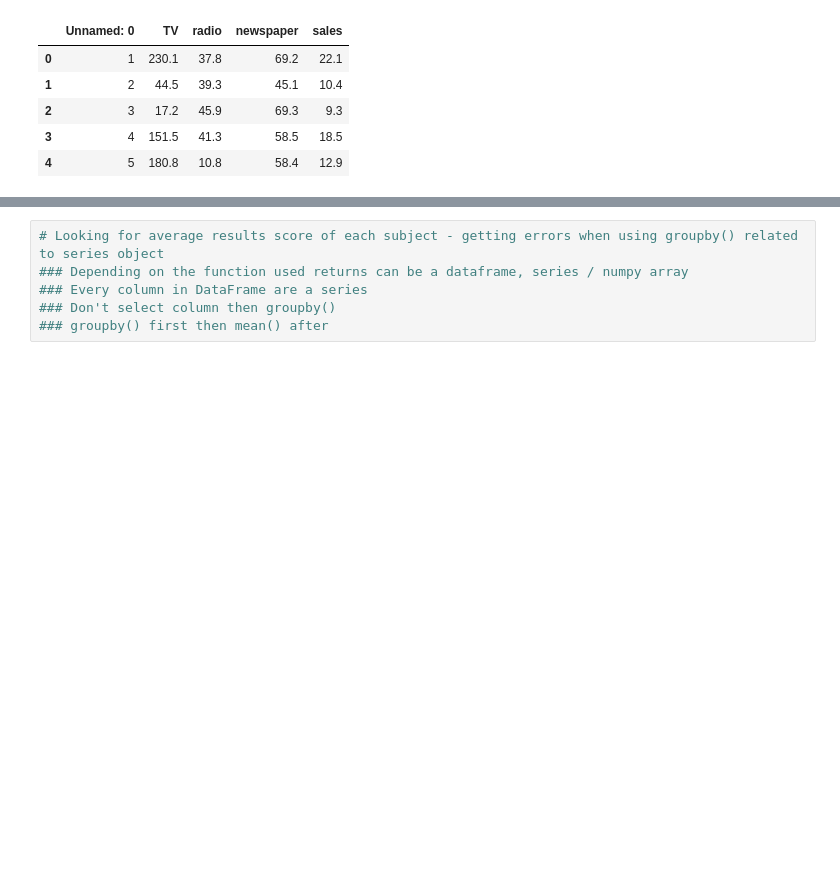
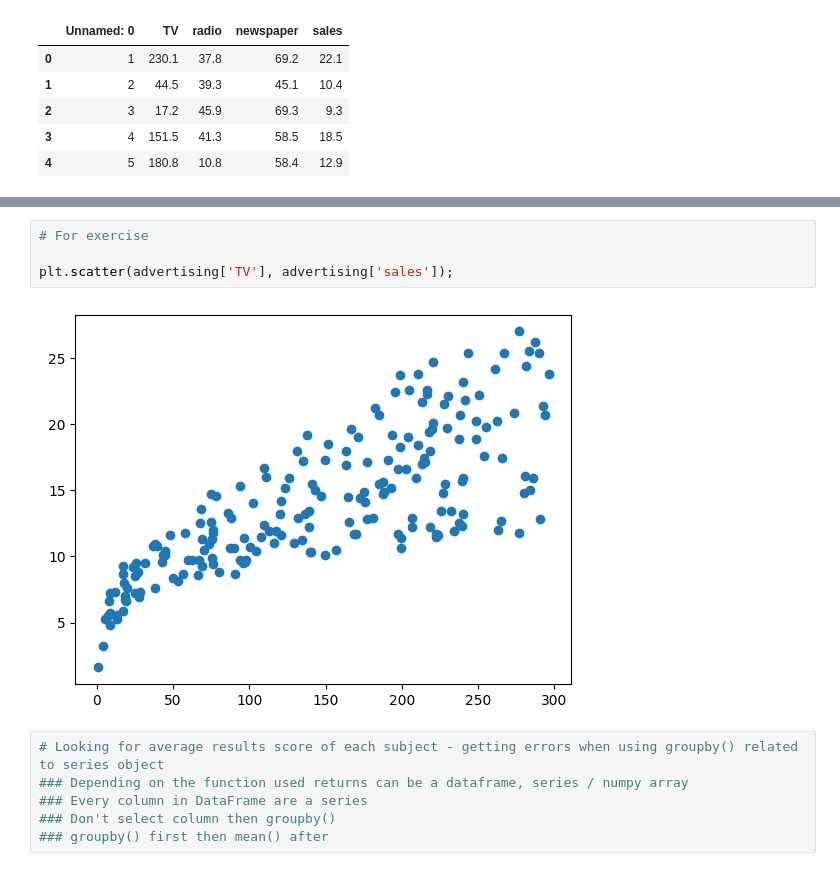
Before and after one commit to BrennZA/Introduction-to-DS-w-Python, a Jupyter notebook: tv-sales.ipynb, the cells around one changed output, grey strips where cells are left out. Cells and saved outputs as stored; diff of their text form; blank space fills up the shorter version.

```diff
--- a/tv-sales.ipynb
+++ b/tv-sales.ipynb
@@ -23,3 +36,9 @@ advertising.head()
+# %%
+# For exercise
+
+plt.scatter(advertising['TV'], advertising['sales']);
+# %% [output]
+[figure, added]
 # %%
 # Looking for average results score of each subject - getting errors when using groupby() related to series object
 ### Depending on the function used returns can be a dataframe, series / numpy array
```
Also changed, not shown: parts of 4 cells of this notebook.
